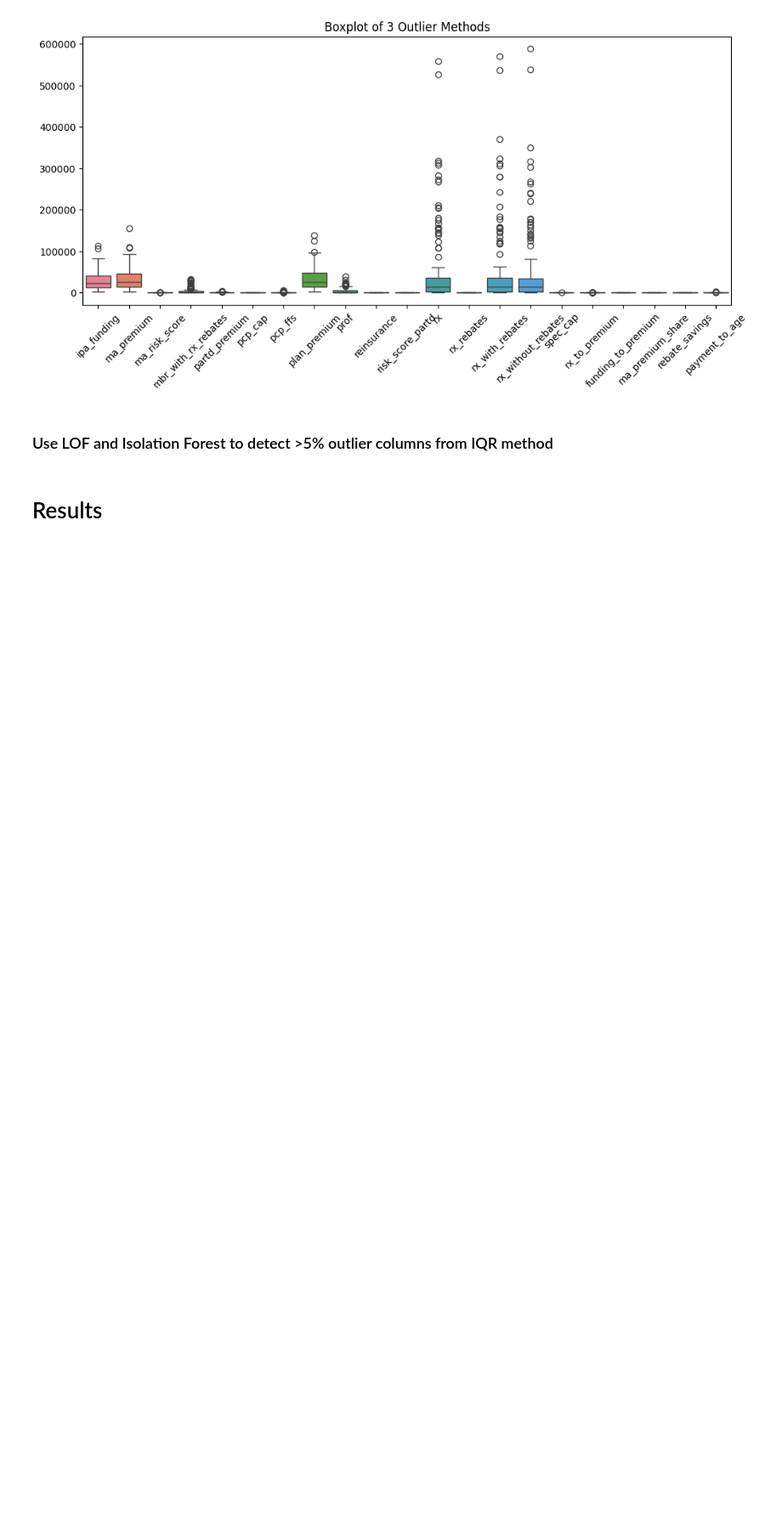
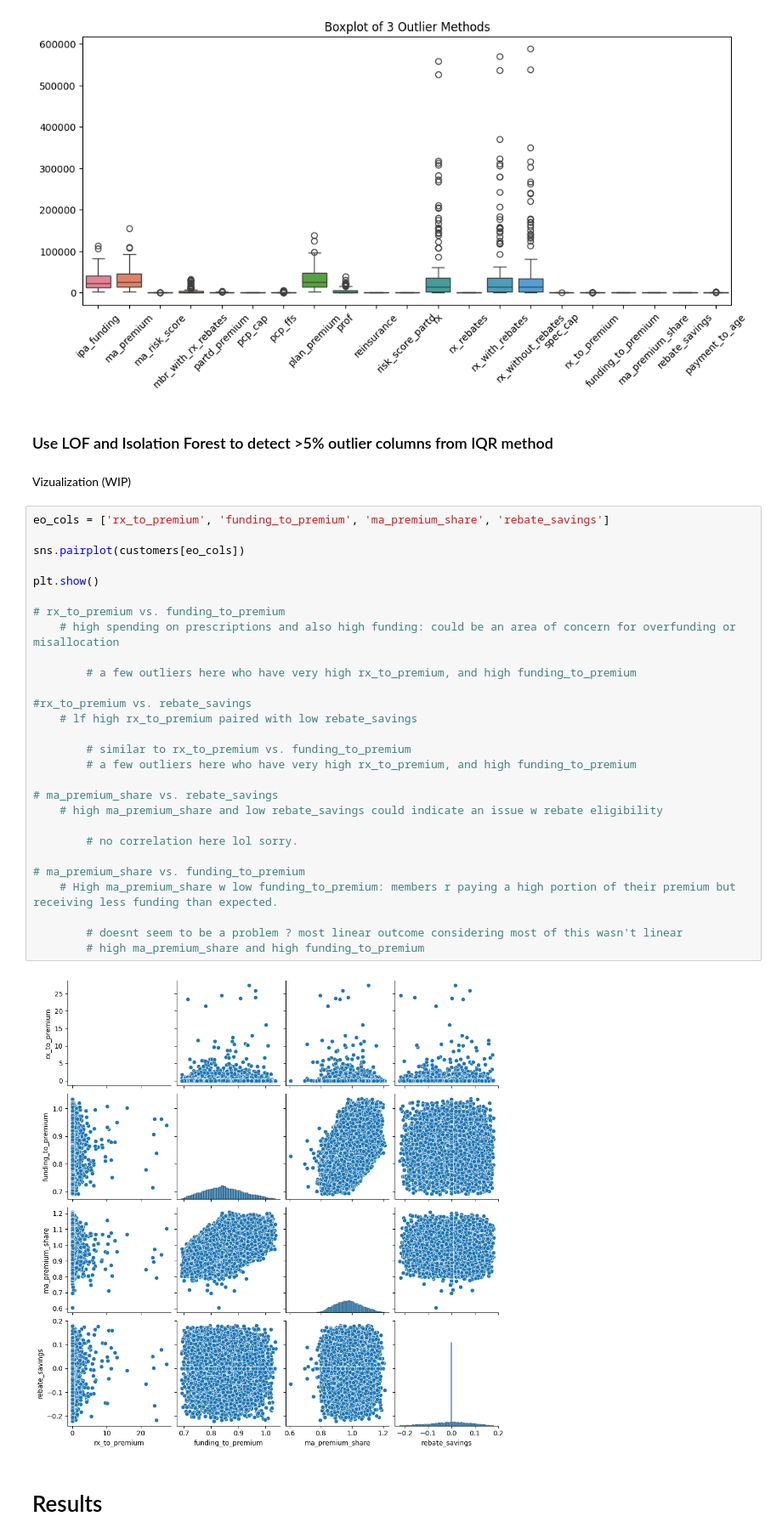
Before and after one commit to lizbethkr/Outlier-Detection, a Jupyter notebook: notebooks/outlier_detection.ipynb, the cells around one changed output. Shown at 85% size. Cells and saved outputs as stored; diff of their text form; blank space fills up the shorter version.

```diff
--- a/notebooks/outlier_detection.ipynb
+++ b/notebooks/outlier_detection.ipynb
@@ -435,5 +435,37 @@ plt.show()
 [figure]
 # %% [markdown]
 ### Use LOF and Isolation Forest to detect >5% outlier columns from IQR method
+# %% [markdown]
+Vizualization (WIP)
+# %%
+eo_cols = ['rx_to_premium', 'funding_to_premium', 'ma_premium_share', 'rebate_savings']
+
+sns.pairplot(customers[eo_cols])
+
+plt.show()
+
+# rx_to_premium vs. funding_to_premium
+    # high spending on prescriptions and also high funding: could be an area of concern for overfunding or misallocation
+
+        # a few outliers here who have very high rx_to_premium, and high funding_to_premium
+
+#rx_to_premium vs. rebate_savings
+    # lf high rx_to_premium paired with low rebate_savings
+
+        # similar to rx_to_premium vs. funding_to_premium
+        # a few outliers here who have very high rx_to_premium, and high funding_to_premium
+
+# ma_premium_share vs. rebate_savings
+    # high ma_premium_share and low rebate_savings could indicate an issue w rebate eligibility
+
+        # no correlation here lol sorry.
+
+# ma_premium_share vs. funding_to_premium
+    # High ma_premium_share w low funding_to_premium: members r paying a high portion of their premium but receiving less funding than expected.
+
+        # doesnt seem to be a problem ? most linear outcome considering most of this wasn't linear
+        # high ma_premium_share and high funding_to_premium
+# %% [output]
+[figure, added]
 # %% [markdown]
 # Results
```
Also changed, not shown: parts of 1 cell of this notebook.
